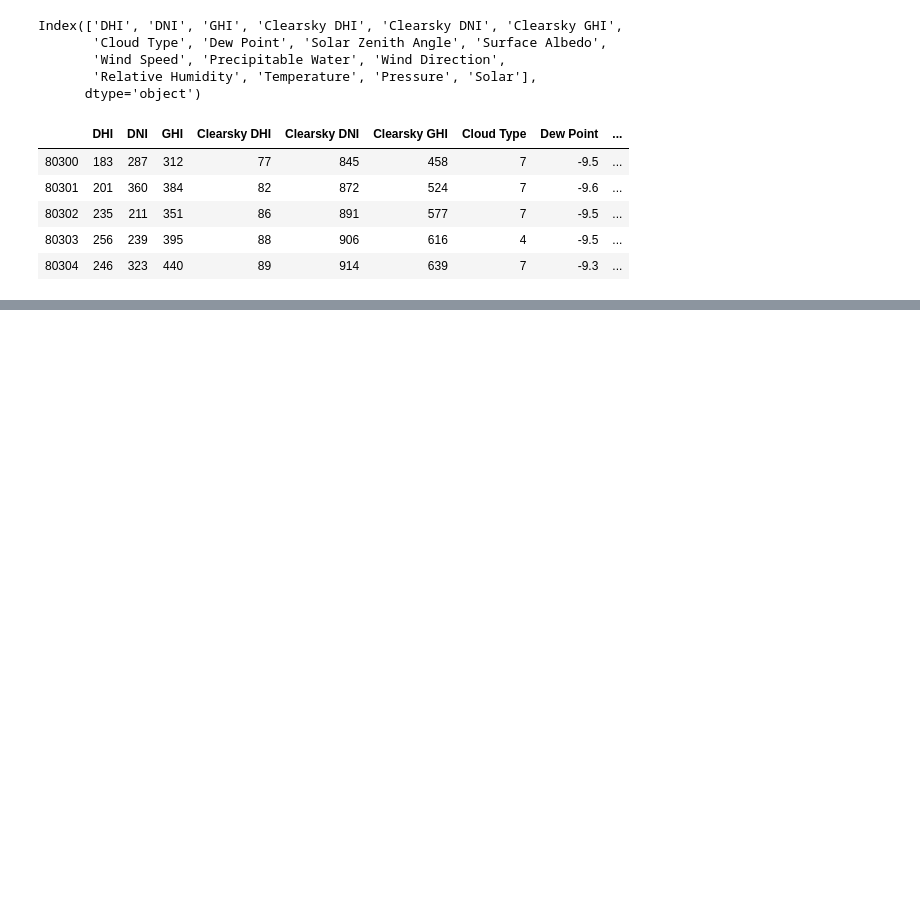
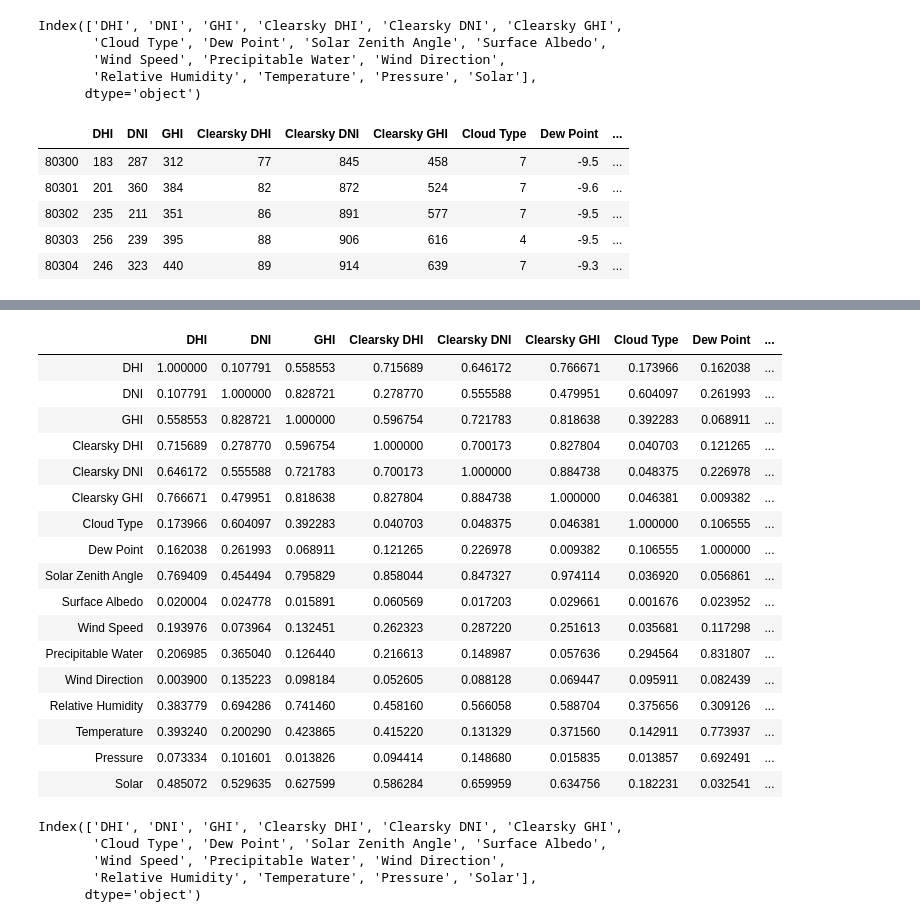
Before and after one commit to UW-EnergyForecaster/EnergyForecasters, a Jupyter notebook: examples/model_development.ipynb, the cells around one changed output, grey strips where cells are left out. Cells and saved outputs as stored; diff of their text form; code cells hidden in the pictures; blank space fills up the shorter version.

```diff
--- a/examples/model_development.ipynb
+++ b/examples/model_development.ipynb
@@ -80,0 +75,21 @@ sns.heatmap(corr, cmap = "RdBu_r", ax=ax)
+# %%
+abs(corr)
+# %% [output]
+|  | DHI | DNI | GHI | Clearsky DHI | Clearsky DNI | Clearsky GHI | Cloud Type | Dew Point | ... |
+| DHI | 1.000000 | 0.107791 | 0.558553 | 0.715689 | 0.646172 | 0.766671 | 0.173966 | 0.162038 | ... |
+| DNI | 0.107791 | 1.000000 | 0.828721 | 0.278770 | 0.555588 | 0.479951 | 0.604097 | 0.261993 | ... |
+| GHI | 0.558553 | 0.828721 | 1.000000 | 0.596754 | 0.721783 | 0.818638 | 0.392283 | 0.068911 | ... |
+| Clearsky DHI | 0.715689 | 0.278770 | 0.596754 | 1.000000 | 0.700173 | 0.827804 | 0.040703 | 0.121265 | ... |
+| Clearsky DNI | 0.646172 | 0.555588 | 0.721783 | 0.700173 | 1.000000 | 0.884738 | 0.048375 | 0.226978 | ... |
+| Clearsky GHI | 0.766671 | 0.479951 | 0.818638 | 0.827804 | 0.884738 | 1.000000 | 0.046381 | 0.009382 | ... |
+| Cloud Type | 0.173966 | 0.604097 | 0.392283 | 0.040703 | 0.048375 | 0.046381 | 1.000000 | 0.106555 | ... |
+| Dew Point | 0.162038 | 0.261993 | 0.068911 | 0.121265 | 0.226978 | 0.009382 | 0.106555 | 1.000000 | ... |
+| Solar Zenith Angle | 0.769409 | 0.454494 | 0.795829 | 0.858044 | 0.847327 | 0.974114 | 0.036920 | 0.056861 | ... |
+| Surface Albedo | 0.020004 | 0.024778 | 0.015891 | 0.060569 | 0.017203 | 0.029661 | 0.001676 | 0.023952 | ... |
+| Wind Speed | 0.193976 | 0.073964 | 0.132451 | 0.262323 | 0.287220 | 0.251613 | 0.035681 | 0.117298 | ... |
+| Precipitable Water | 0.206985 | 0.365040 | 0.126440 | 0.216613 | 0.148987 | 0.057636 | 0.294564 | 0.831807 | ... |
+| Wind Direction | 0.003900 | 0.135223 | 0.098184 | 0.052605 | 0.088128 | 0.069447 | 0.095911 | 0.082439 | ... |
+| Relative Humidity | 0.383779 | 0.694286 | 0.741460 | 0.458160 | 0.566058 | 0.588704 | 0.375656 | 0.309126 | ... |
+| Temperature | 0.393240 | 0.200290 | 0.423865 | 0.415220 | 0.131329 | 0.371560 | 0.142911 | 0.773937 | ... |
+| Pressure | 0.073334 | 0.101601 | 0.013826 | 0.094414 | 0.148680 | 0.015835 | 0.013857 | 0.692491 | ... |
+| Solar | 0.485072 | 0.529635 | 0.627599 | 0.586284 | 0.659959 | 0.634756 | 0.182231 | 0.032541 | ... |
@@ -80,0 +100,8 @@ sns.heatmap(corr, cmap = "RdBu_r", ax=ax)
+# %%
+train.columns
+# %% [output]
+Index(['DHI', 'DNI', 'GHI', 'Clearsky DHI', 'Clearsky DNI', 'Clearsky GHI',
+       'Cloud Type', 'Dew Point', 'Solar Zenith Angle', 'Surface Albedo',
+       'Wind Speed', 'Precipitable Water', 'Wind Direction',
+       'Relative Humidity', 'Temperature', 'Pressure', 'Solar'],
+      dtype='object')
```
Also changed, not shown: parts of 6 cells of this notebook, 1 other file.
